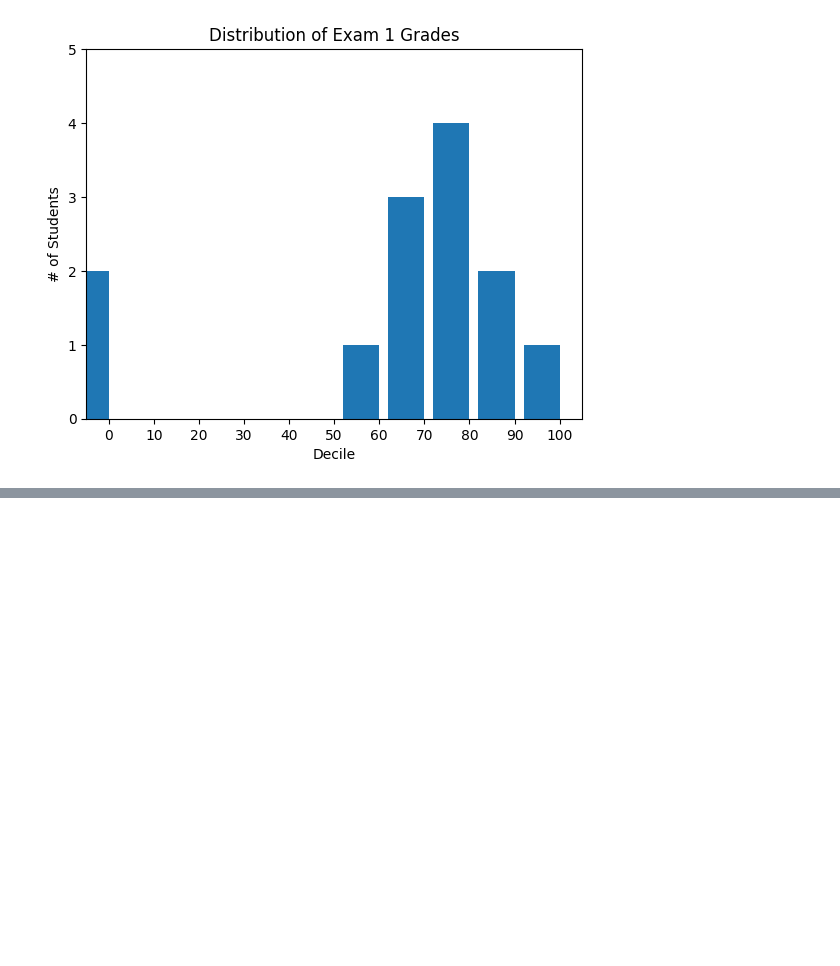
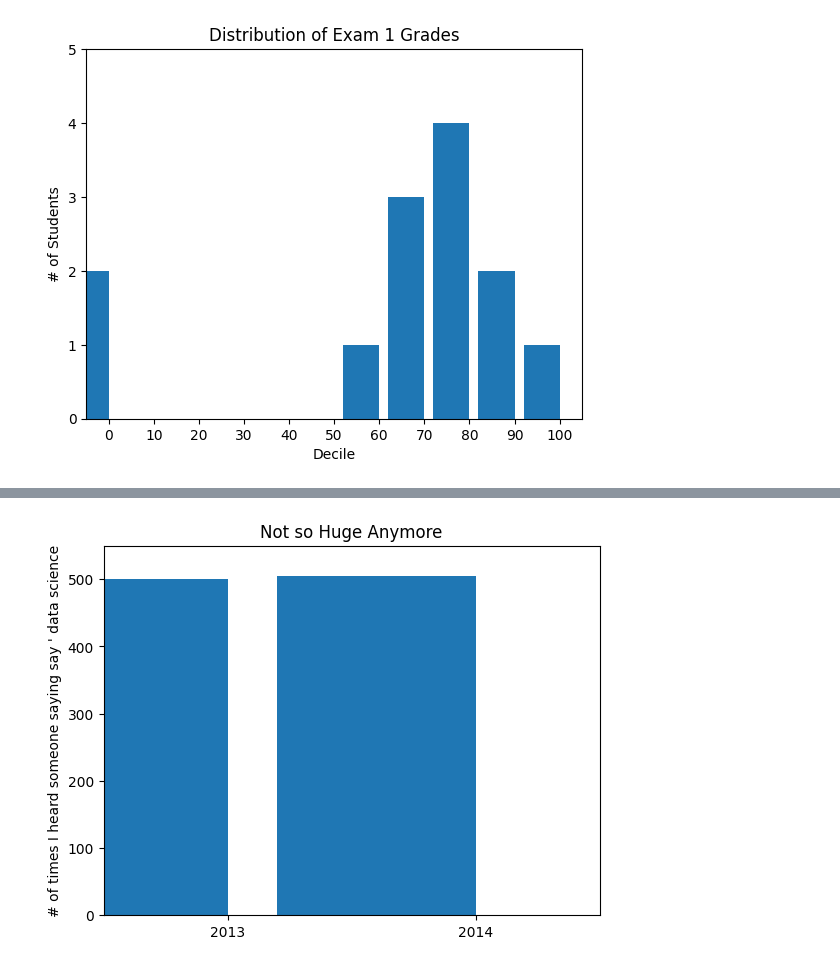
Before and after one commit to SyedSubhan12/Data-Science, a Jupyter notebook: Data Visualization/Matplotlib.ipynb, the cells around one changed output, grey strips where cells are left out. Saved outputs shown, nothing was run; the diff lists cells and outputs as text; code cells hidden in the pictures; blank space fills up the shorter version.

```diff
--- a/Data Visualization/Matplotlib.ipynb
+++ b/Data Visualization/Matplotlib.ipynb
@@ -56,0 +72,15 @@ plt.show()
+# %%
+mentions = [500, 505]
+years = [2013, 2014]
+
+plt.bar([2012.6, 2013.6], mentions, 0.8)
+plt.xticks(years)
+plt.ylabel("# of times I heard someone saying say ' data science")
+
+plt.ticklabel_format(useOffset=False)
+
+plt.axis([2012.5, 2014.5, 0, 550])
+plt.title("Not so Huge Anymore")
+plt.show()
+# %% [output]
+[figure, added]
```
Also changed, not shown: parts of 6 cells of this notebook, 6 other files.
